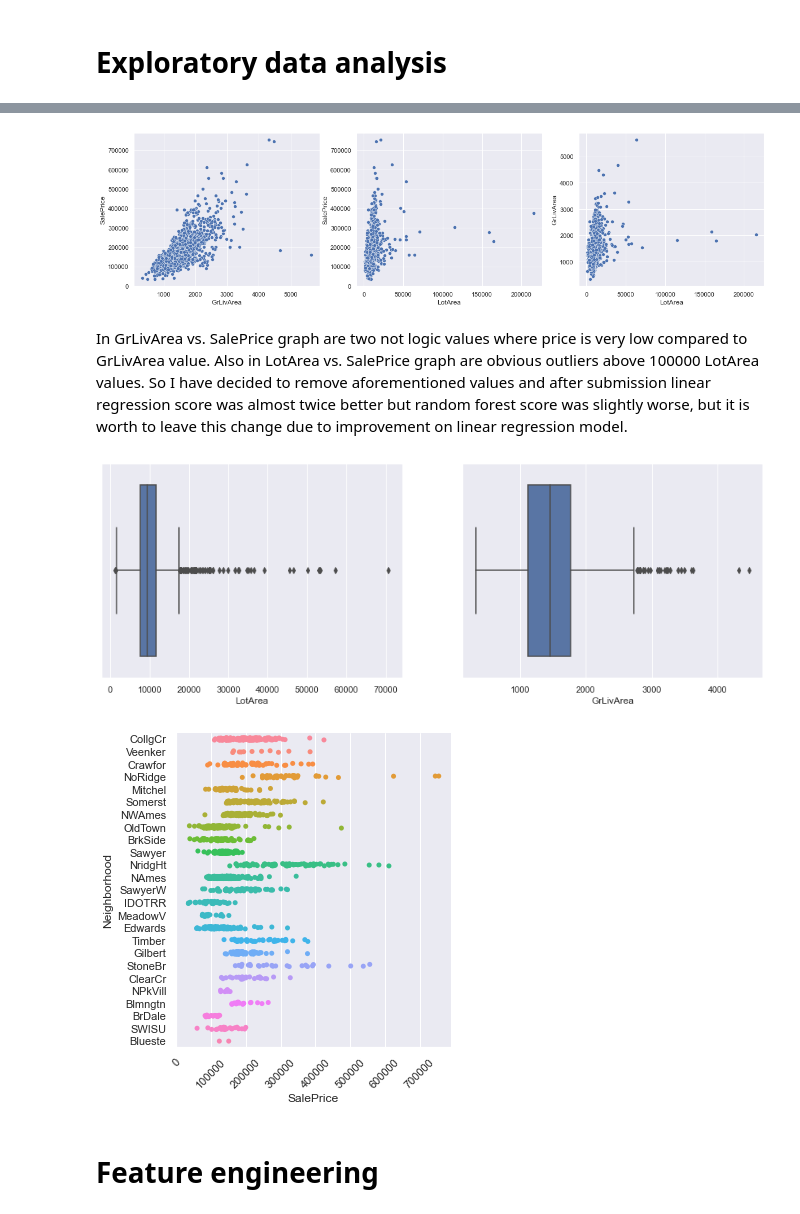
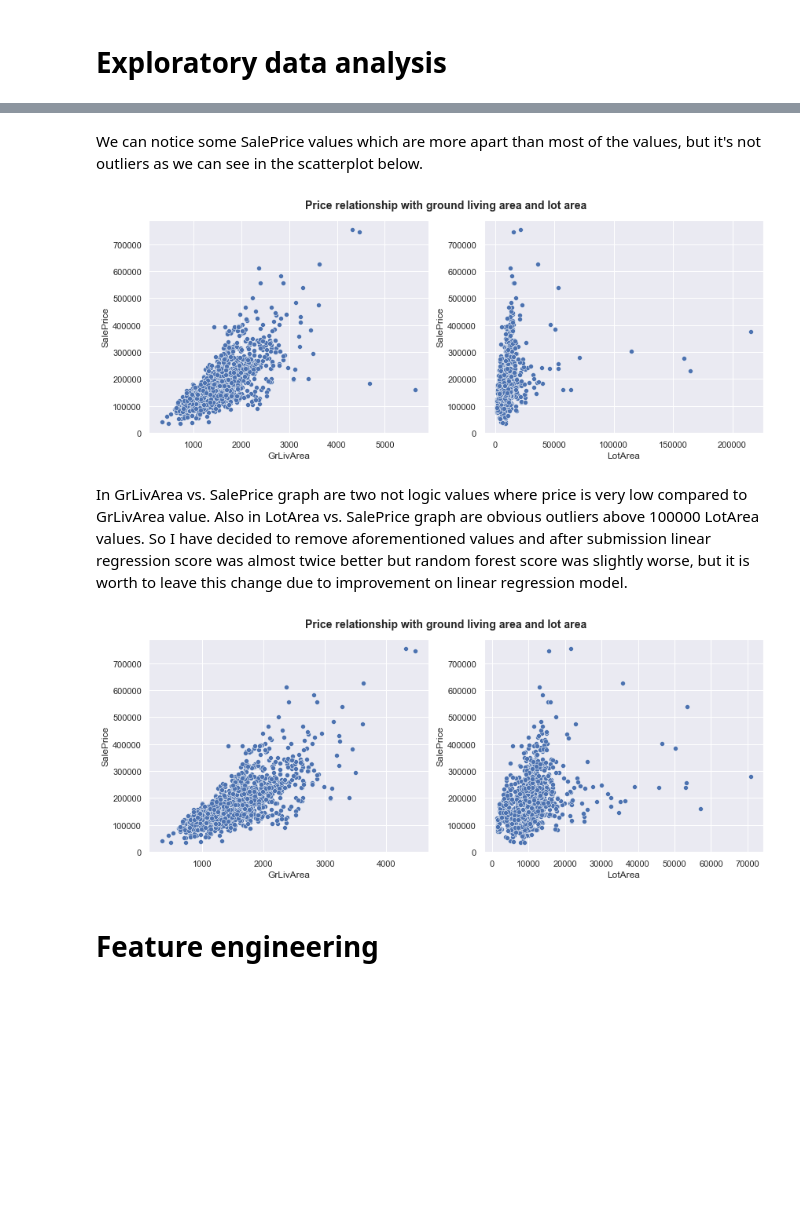
Before and after one commit to Gedas-LT/kaggle-ames-house-prices, a Jupyter notebook: predictions.ipynb, the cells around one changed output, grey strips where cells are left out. Saved outputs shown, nothing was run; the diff lists cells and outputs as text; code cells hidden in the pictures; blank space fills up the shorter version.

```diff
--- a/predictions.ipynb
+++ b/predictions.ipynb
@@ -143,9 +145,12 @@ sns.displot(data=cleaned_train_data, x="SalePrice");
+# %% [markdown]
+We can notice some SalePrice values which are more apart than most of the values, but it's not outliers as we can see in the scatterplot below.
 # %%
-fig, axes = plt.subplots(ncols=3, figsize=(20,5))
+fig, axes = plt.subplots(ncols=2, figsize=(14,5))
 sns.scatterplot(ax=axes[0], data=cleaned_train_data, x="GrLivArea", y="SalePrice")
-sns.scatterplot(ax=axes[1], data=cleaned_train_data, x="LotArea", y="SalePrice");
+sns.scatterplot(ax=axes[1], data=cleaned_train_data, x="LotArea", y="SalePrice")
+fig.suptitle("Price relationship with ground living area and lot area", y=0.95, fontsize=14, fontweight="bold");
 # %% [output]
-[figure, old version]
+[figure, new version]
 # %% [markdown]
 In GrLivArea vs. SalePrice graph are two not logic values where price is very low compared to GrLivArea value. Also in LotArea vs. SalePrice graph are obvious outliers above 100000 LotArea values. So I have decided to remove aforementioned values and after submission linear regression score was almost twice better but random forest score was slightly worse, but it is worth to leave this change due to improvement on linear regression model.
 # %%
@@ -155,16 +160,12 @@ cleaned_train_data.drop(cleaned_train_data[cleaned_train_data["LotArea"] > 10000
 # %%
 cleaned_train_data = cleaned_train_data.reset_index().drop(columns="index")
 # %%
-fig, axes = plt.subplots(ncols=2, figsize=(15,5))
-sns.boxplot(ax=axes[0], x=cleaned_train_data["LotArea"])
-sns.boxplot(ax=axes[1], x=cleaned_train_data["GrLivArea"]);
+fig, axes = plt.subplots(ncols=2, figsize=(14,5))
+sns.scatterplot(ax=axes[0], data=cleaned_train_data, x="GrLivArea", y="SalePrice")
+sns.scatterplot(ax=axes[1], data=cleaned_train_data, x="LotArea", y="SalePrice")
+fig.suptitle("Price relationship with ground living area and lot area", y=0.95, fontsize=14, fontweight="bold");
 # %% [output]
-[figure, old version]
+[figure, new version]
-# %%
-sns.catplot(data=cleaned_train_data, x="SalePrice", y="Neighborhood")
-plt.xticks(rotation=45);
-# %% [output]
-[figure, removed]
 # %% [markdown]
 # Feature engineering
 # %% [markdown]
```
Also changed, not shown: parts of 58 cells of this notebook, 8 other files.
